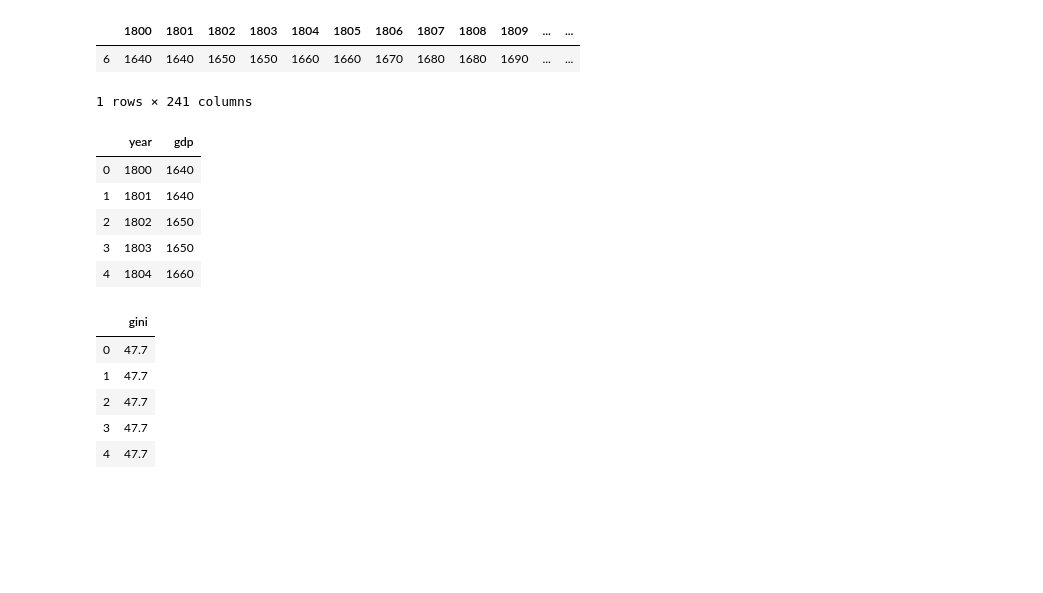
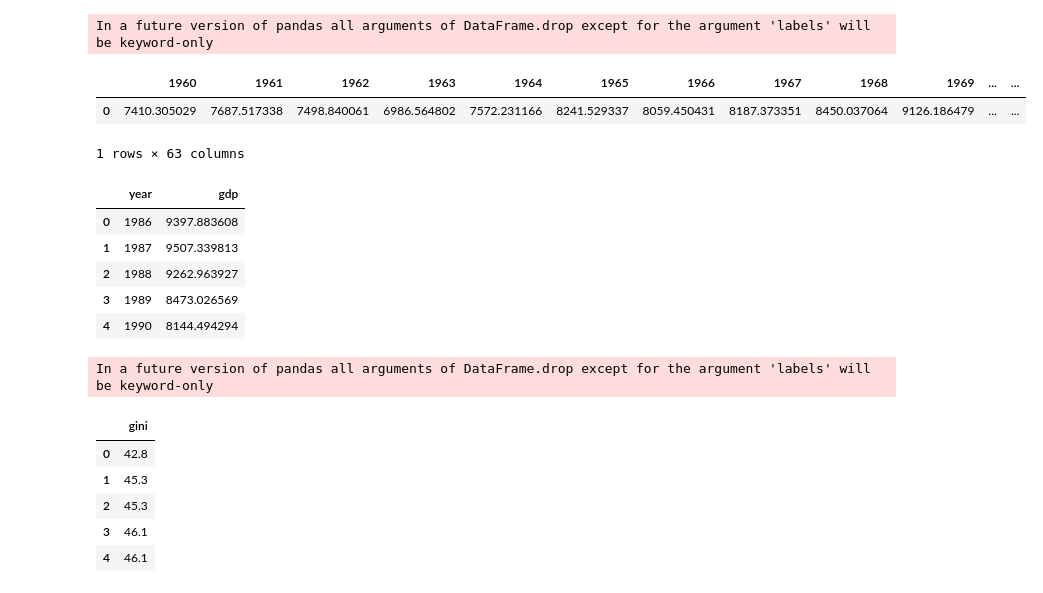
Before and after one commit to emibap/dataviz, a Jupyter notebook: argentina/gapminder.ipynb, the cells around one changed output. Drawn from its saved outputs; the diff is of its cells as text; code cells hidden in the pictures; blank space fills up the shorter version.

```diff
--- a/argentina/gapminder.ipynb
+++ b/argentina/gapminder.ipynb
@@ -27,37 +27,48 @@ gini_arg.tail(5)
 # %%
-gdp = pd.read_csv("assets/income_per_person_gdppercapita_ppp_inflation_adjusted.csv")
+gdp = pd.read_csv("assets/PIB_per_capita_arg__2015_constant_banco_mundial.csv")
+# gdp = pd.read_csv("assets/income_per_person_gdppercapita_ppp_inflation_adjusted.csv")
+# gdp = pd.read_csv("assets/PIB_per_capita_PPP_2011_Banco_Mundial.csv")
 # gdp = pd.read_csv("assets/gdppercapita_us_inflation_adjusted.csv")
 
 gdp_arg = gdp.loc[(gdp.country == "Argentina")].copy()
 
 gdp_arg.drop('country', 1, inplace=True)
 
 gdp_arg.head()
 # %% [output]
+In a future version of pandas all arguments of DataFrame.drop except for the argument 'labels' will be keyword-only
-|  | 1800 | 1801 | 1802 | 1803 | 1804 | 1805 | 1806 | 1807 | 1808 | 1809 | ... | ... |
-| 6 | 1640 | 1640 | 1650 | 1650 | 1660 | 1660 | 1670 | 1680 | 1680 | 1690 | ... | ... |
+|  | 1960 | 1961 | 1962 | 1963 | 1964 | 1965 | 1966 | 1967 | 1968 | 1969 | ... | ... |
+| 0 | 7410.305029 | 7687.517338 | 7498.840061 | 6986.564802 | 7572.231166 | 8241.529337 | 8059.450431 | 8187.373351 | 8450.037064 | 9126.186479 | ... | ... |
-1 rows × 241 columns
+1 rows × 63 columns
-# %%
-gdp_arg2 = pd.melt(gdp_arg, var_name="year", value_name="gdp")
-gdp_arg2.head()
-# %% [output]
-|  | year | gdp |
-| 0 | 1800 | 1640 |
-| 1 | 1801 | 1640 |
-| 2 | 1802 | 1650 |
-| 3 | 1803 | 1650 |
-| 4 | 1804 | 1660 |
+# %%
+# Preparo dataset para cubrir fechas mayores a 1985 y menores a 2023
+gdp_arg2 = pd.melt(gdp_arg, var_name="year", value_name="gdp")
+gdp_arg2.year = pd.to_numeric(gdp_arg2.year)
+gdp_arg2 = gdp_arg2.loc[(gdp_arg2.year > 1985) & (gdp_arg2.year <= 2022)]
+gdp_arg2.reset_index(drop=True, inplace=True)
+gdp_arg2.head()
+# %% [output]
+|  | year | gdp |
+| 0 | 1986 | 9397.883608 |
+| 1 | 1987 | 9507.339813 |
+| 2 | 1988 | 9262.963927 |
+| 3 | 1989 | 8473.026569 |
+| 4 | 1990 | 8144.494294 |
 # %%
 gini_arg2 = pd.melt(gini_arg, var_name="year", value_name="gini")
+gini_arg2.year = pd.to_numeric(gini_arg2.year)
+gini_arg2 = gini_arg2.loc[(gini_arg2.year > 1985) & (gini_arg2.year <= 2022)]
 gini_arg2.drop('year', 1, inplace=True)
+gini_arg2.reset_index(drop=True, inplace=True)
 gini_arg2.head()
 # %% [output]
+In a future version of pandas all arguments of DataFrame.drop except for the argument 'labels' will be keyword-only
 |  | gini |
-| 0 | 47.7 |
-| 1 | 47.7 |
-| 2 | 47.7 |
-| 3 | 47.7 |
-| 4 | 47.7 |
+| 0 | 42.8 |
+| 1 | 45.3 |
+| 2 | 45.3 |
+| 3 | 46.1 |
+| 4 | 46.1 |
 # %%
 arg = pd.concat([gdp_arg2, gini_arg2], axis=1)
 arg.tail()
```
Also changed, not shown: parts of 9 cells of this notebook, 26 other files.
